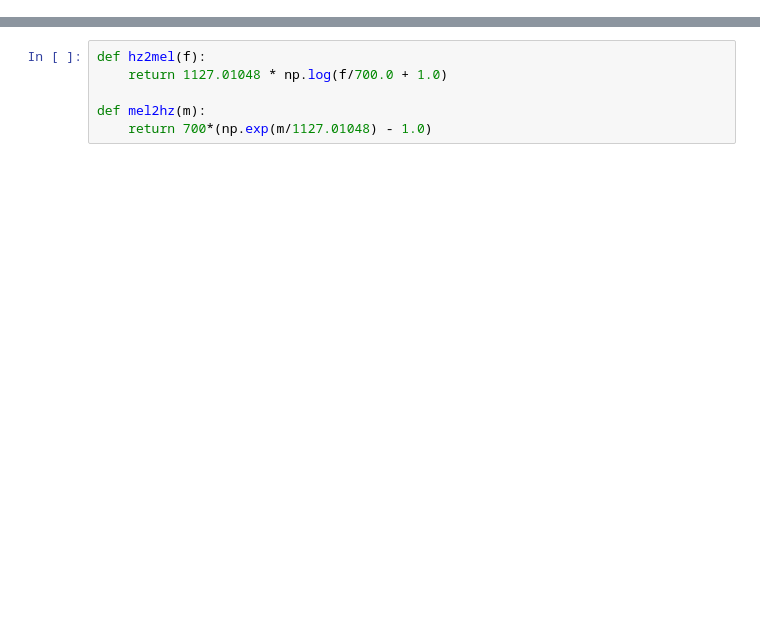
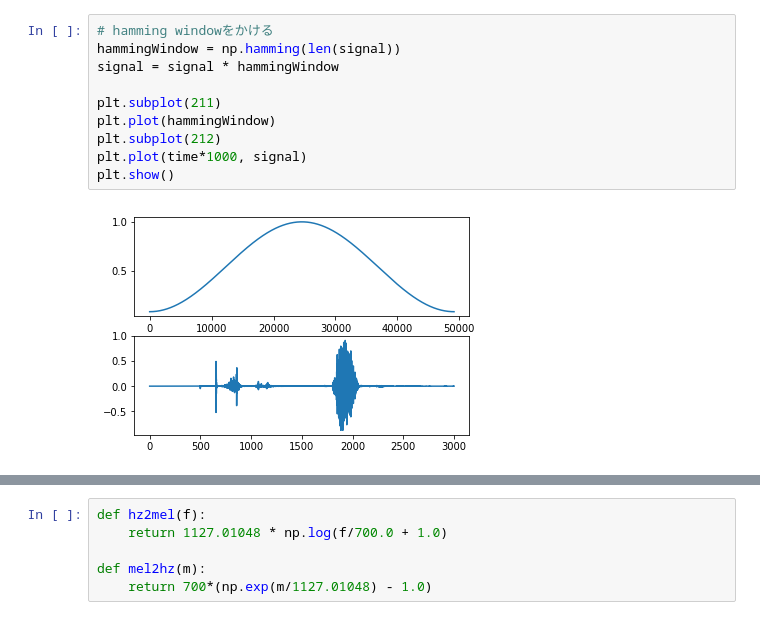
Before and after one commit to rem-s/Duck, a Jupyter notebook: record_py.ipynb, the cells around one changed output, grey strips where cells are left out. Drawn from its saved outputs; the diff is of its cells as text; blank space fills up the shorter version.

```diff
--- a/record_py.ipynb
+++ b/record_py.ipynb
@@ -217 +162,13 @@ show()
+# %%
+# hamming windowをかける
+hammingWindow = np.hamming(len(signal))
+signal = signal * hammingWindow
+
+plt.subplot(211)
+plt.plot(hammingWindow)
+plt.subplot(212)
+plt.plot(time*1000, signal)
+plt.show()
+# %% [output]
+[figure, added]
 # %%
```
Also changed, not shown: parts of 24 cells of this notebook, 1 other file.
